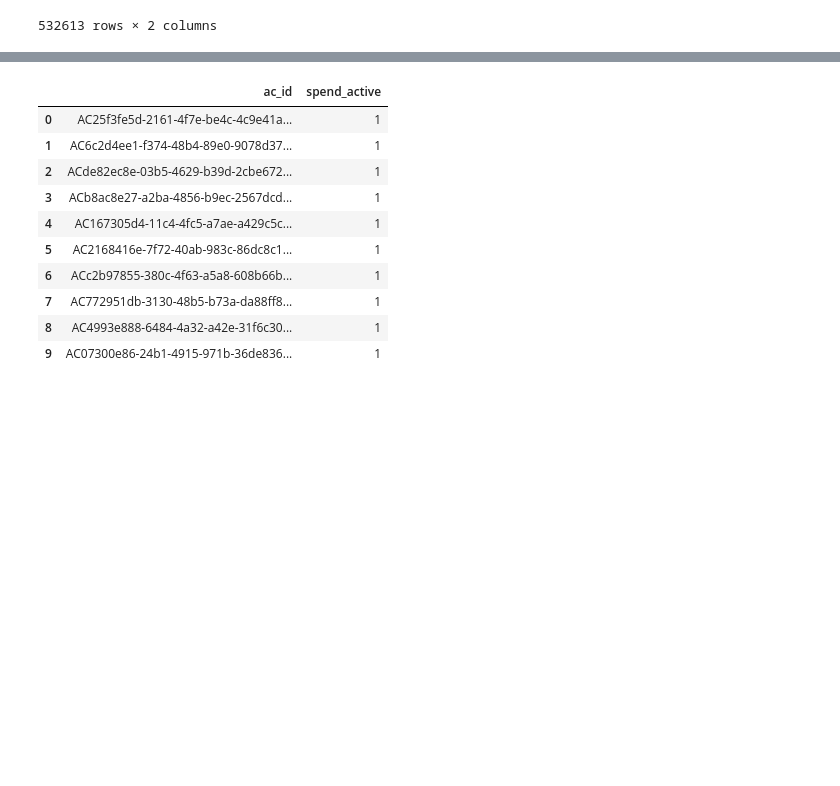
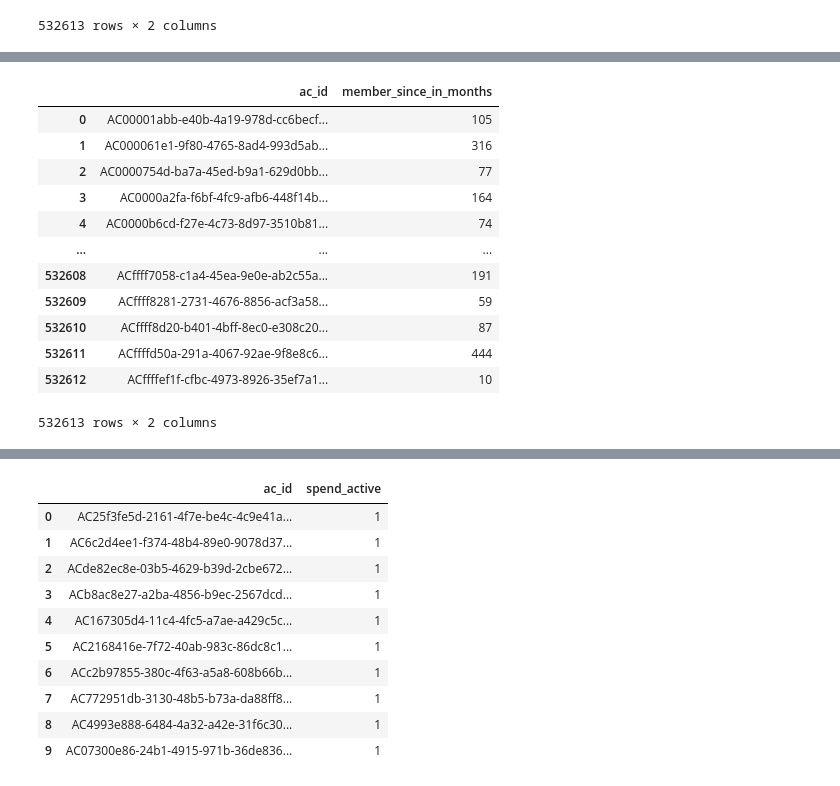
Before and after one commit to jane-z-zou/Arrival-Probability, a Jupyter notebook: Amex_EDA.ipynb, the cells around one changed output, grey strips where cells are left out. Cells and saved outputs as stored; diff of their text form; code cells hidden in the pictures; blank space fills up the shorter version.

```diff
--- a/Amex_EDA.ipynb
+++ b/Amex_EDA.ipynb
@@ -189,0 +191,19 @@ df4_check.sort_values('count', ascending=False)
+# %%
+grouped_df = df4.groupby("ac_id")
+maximums = grouped_df.max()
+maximums = maximums.reset_index()
+maximums
+# %% [output]
+|  | ac_id | member_since_in_months |
+| 0 | AC00001abb-e40b-4a19-978d-cc6becf... | 105 |
+| 1 | AC000061e1-9f80-4765-8ad4-993d5ab... | 316 |
+| 2 | AC0000754d-ba7a-45ed-b9a1-629d0bb... | 77 |
+| 3 | AC0000a2fa-f6bf-4fc9-afb6-448f14b... | 164 |
+| 4 | AC0000b6cd-f27e-4c73-8d97-3510b81... | 74 |
+| ... | ... | ... |
+| 532608 | ACffff7058-c1a4-45ea-9e0e-ab2c55a... | 191 |
+| 532609 | ACffff8281-2731-4676-8856-acf3a58... | 59 |
+| 532610 | ACffff8d20-b401-4bff-8ec0-e308c20... | 87 |
+| 532611 | ACffffd50a-291a-4067-92ae-9f8e8c6... | 444 |
+| 532612 | ACffffef1f-cfbc-4973-8926-35ef7a1... | 10 |
+532613 rows × 2 columns
```
Also changed, not shown: parts of 37 cells of this notebook.
